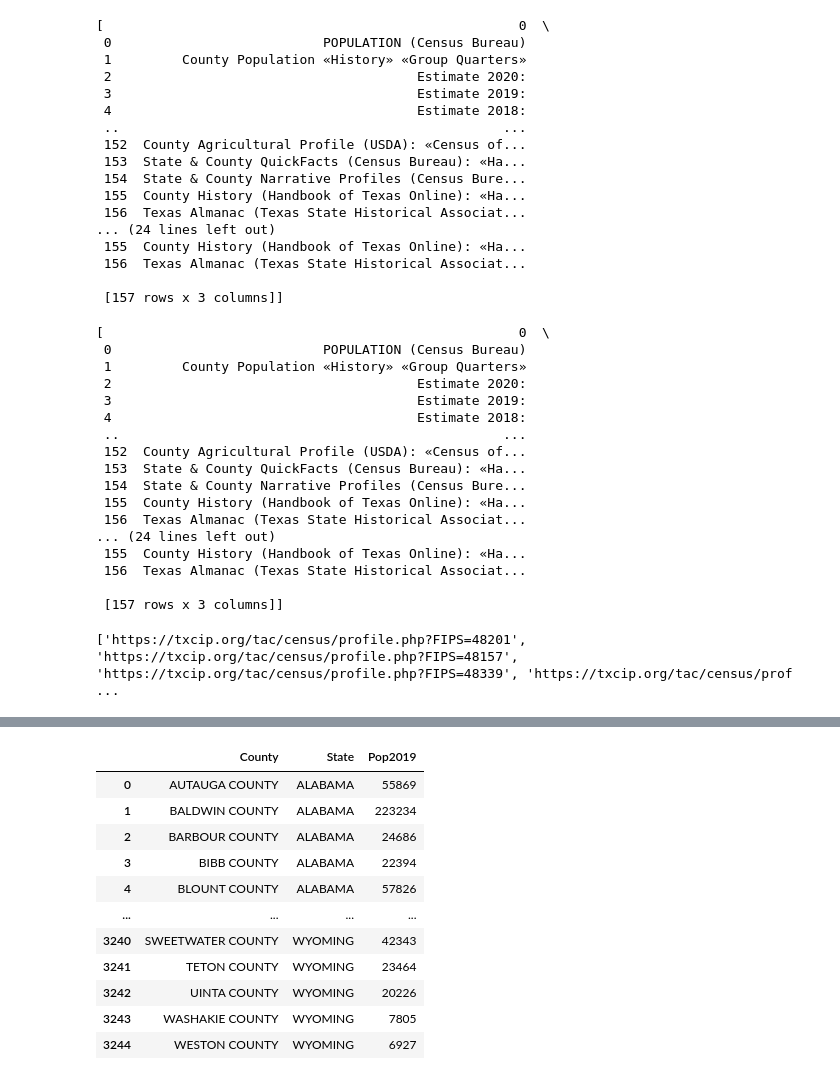
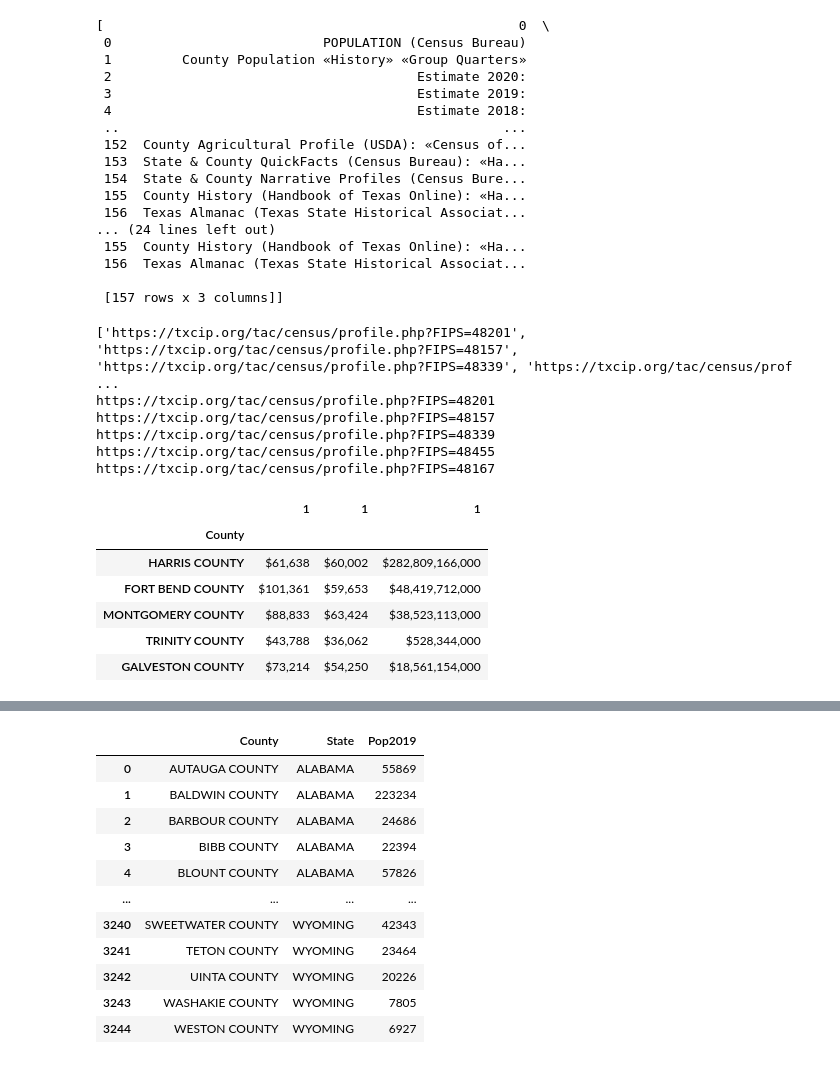
Before and after one commit to i-am-phoenix/Demo, a Jupyter notebook: Brainstorm_Rural Counties.ipynb, the cells around one changed output, grey strips where cells are left out. Cells and saved outputs as stored; diff of their text form; code cells hidden in the pictures.

```diff
--- a/Brainstorm_Rural Counties.ipynb
+++ b/Brainstorm_Rural Counties.ipynb
@@ -23,26 +23,8 @@ pd.read_html("https://txcip.org/tac/census/profile.php?FIPS=48201")
 # %%
 #houston and surrounding counties
 #find the info useful to our research and merge into one data frame, including Harris county
-df_harris = pd.read_html("https://txcip.org/tac/census/profile.php?FIPS=48201")
-df_harris
+# df_harris = pd.read_html("https://txcip.org/tac/census/profile.php?FIPS=48201")
+# df_harris
-# %% [output]
-[                                                     0  \
- 0                           POPULATION (Census Bureau)
- 1         County Population «History» «Group Quarters»
- 2                                       Estimate 2020:
- 3                                       Estimate 2019:
- 4                                       Estimate 2018:
- ..                                                 ...
- 152  County Agricultural Profile (USDA): «Census of...
- 153  State & County QuickFacts (Census Bureau): «Ha...
- 154  State & County Narrative Profiles (Census Bure...
- 155  County History (Handbook of Texas Online): «Ha...
- 156  Texas Almanac (Texas State Historical Associat...
-... (24 lines left out)
- 155  County History (Handbook of Texas Online): «Ha...
- 156  Texas Almanac (Texas State Historical Associat...
-
- [157 rows x 3 columns]]
 # %%
 df_fortbend = pd.read_html("https://txcip.org/tac/census/profile.php?FIPS=48157")
 # %%
@@ -54,25 +36,39 @@ df_galveston = pd.read_html("https://txcip.org/tac/census/profile.php?FIPS=48167
 # %%
 url_fortbend="https://txcip.org/tac/census/profile.php?FIPS=48157"
 url_montgomery="https://txcip.org/tac/census/profile.php?FIPS=48339"
 url_trinity="https://txcip.org/tac/census/profile.php?FIPS=48455"
 url_galveston="https://txcip.org/tac/census/profile.php?FIPS=48167"
 url_harris="https://txcip.org/tac/census/profile.php?FIPS=48201"
 
+#Income data per Census Bureau (2019)
 groupurl=[url_harris, url_fortbend, url_montgomery, url_trinity, url_galveston]
 print(groupurl)
 
-# df_income_smry=pd.DataFrame([])
-# for url_i in url:
-#     print(url_i)
-#     demog=pd.read_html(url_i)
-#     df_county_name=df_demog[df_demog[0].str.contains('POPULATION OF')]
-#     str1=str(df_county_name[0]).split("POPULATION OF PLACES IN ")[1]
-#     str2=str(str1).split(" - ")
-#     df_demog=demog[0]
-#     df_demog['County']=str2[0]
-#     df_income=df_demog[df_demog[0].str.contains('Income - 2019')]
-#     df_income_smry_temp=pd.DataFrame(df_income.pivot(index='County', columns=[0], values=[1]))
-#     df_income_smry=pd.concat([df_income_smry,df_income_smry_temp[1]])
-# df_income_smry
+df_income_smry=pd.DataFrame([])
+for url_i in groupurl:
+    print(url_i)
+    demog=pd.read_html(url_i)
+    df_demog=demog[0]
+    df_county_name=df_demog[df_demog[0].str.contains('POPULATION OF')]
+    str1=str(df_county_name[0]).split("POPULATION OF PLACES IN ")[1]
+    str2=str(str1).split(" - ")
+    df_demog=demog[0]
+    df_demog['County']=str2[0]
+    df_income=df_demog[df_demog[0].str.contains('Income - 2019')]
+    df_income_smry_temp=pd.DataFrame(df_income.pivot(index='County', columns=[0], values=[1]))
+    df_income_smry=pd.concat([df_income_smry,df_income_smry_temp[1]])
+df_income_smry
 # %% [output]
 ['https://txcip.org/tac/census/profile.php?FIPS=48201', 'https://txcip.org/tac/census/profile.php?FIPS=48157', 'https://txcip.org/tac/census/profile.php?FIPS=48339', 'https://txcip.org/tac/census/prof ...
+https://txcip.org/tac/census/profile.php?FIPS=48201
+https://txcip.org/tac/census/profile.php?FIPS=48157
+https://txcip.org/tac/census/profile.php?FIPS=48339
+https://txcip.org/tac/census/profile.php?FIPS=48455
+https://txcip.org/tac/census/profile.php?FIPS=48167
+|  | 1 | 1 | 1 |
+| County |  |  |  |
+| HARRIS COUNTY | $61,638 | $60,002 | $282,809,166,000 |
+| FORT BEND COUNTY | $101,361 | $59,653 | $48,419,712,000 |
+| MONTGOMERY COUNTY | $88,833 | $63,424 | $38,523,113,000 |
+| TRINITY COUNTY | $43,788 | $36,062 | $528,344,000 |
+| GALVESTON COUNTY | $73,214 | $54,250 | $18,561,154,000 |
```
Also changed, not shown: parts of 16 cells of this notebook.
